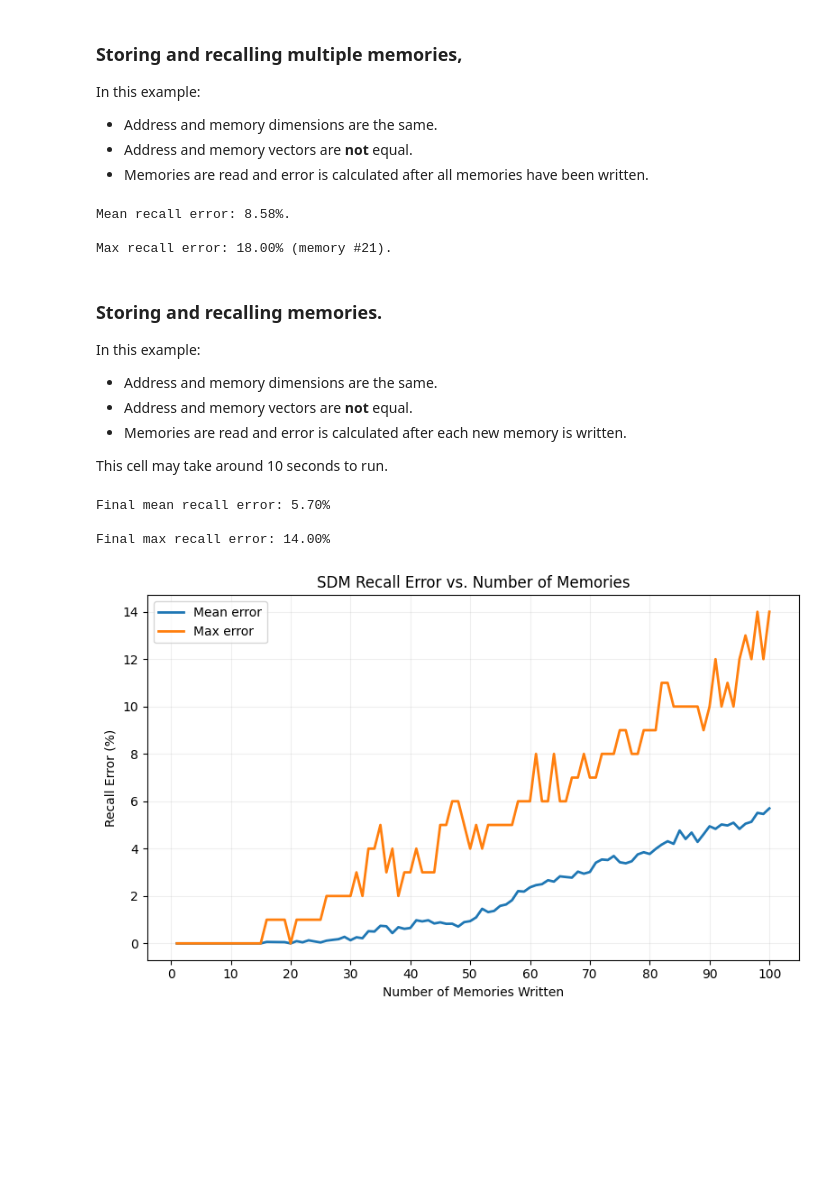
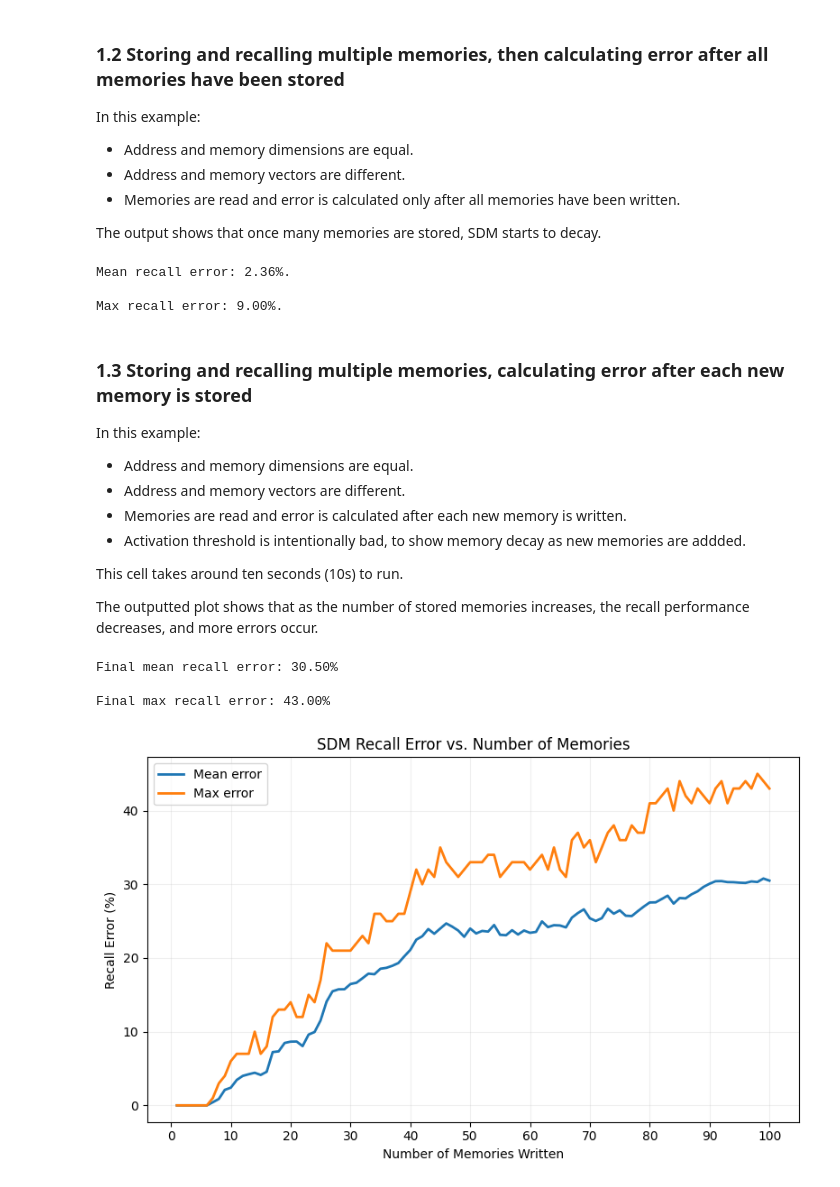
Before and after one commit to made-by-simon/experiments-with-sparse-distributed-memory, a Jupyter notebook: experiments.ipynb, the cells around one changed output. Cells and saved outputs as stored; diff of their text form; code cells hidden in the pictures; blank space fills up the shorter version.

```diff
--- a/experiments.ipynb
+++ b/experiments.ipynb
@@ -51,73 +92,74 @@ Recall error: 0.00%.
 # %% [markdown]
-### Storing and recalling multiple memories,
+### 1.2 Storing and recalling multiple memories, then calculating error after all memories have been stored
 
 In this example:
-- Address and memory dimensions are the same.
-- Address and memory vectors are __not__ equal.
-- Memories are read and error is calculated after all memories have been written.
+- Address and memory dimensions are equal.
+- Address and memory vectors are different.
+- Memories are read and error is calculated only after all memories have been written.
+
+The output shows that once many memories are stored, SDM starts to decay.
 # %%
 SDM = KanervaSDM(
-    address_dimension = 100,
-    memory_dimension = 100,
-    num_locations = 100**2,  # Heuristic from Kanerva's work.
-    activation_threshold = 100/2 - (100/2)**0.5  # Heuristic from Kanerva's work.
+    address_dimension=100,
+    memory_dimension=100,
+    num_locations=10000,
+    activation_threshold=38
 )
 
-num_memories = 100
+num_memories = 1000
 
+# Create arrays for storing addresses and memories.
 addresses = np.empty((num_memories, SDM.address_dimension))
 memories = np.empty((num_memories, SDM.memory_dimension))
 recalled_memories = np.empty((num_memories, SDM.memory_dimension))
 errors = np.empty(num_memories)
 
+# Write all memories.
 for i in range(num_memories):
-    address = np.random.randint(0, 2, SDM.address_dimension, dtype=np.int8)
-    memory = np.random.randint(0, 2, SDM.memory_dimension, dtype=np.int8)
-
+    address = np.random.randint(0, 2, SDM.address_dimension)
+    memory = np.random.randint(0, 2, SDM.memory_dimension)
     addresses[i] = address
     memories[i] = memory
-
     SDM.write(address, memory)
 
-    recalled_memory = SDM.read(address)
-
-    error = np.sum(memory != recalled_memory) / SDM.memory_dimension * 100
-
+# Read all memories.
 for i in range(num_memories):
     address = addresses[i]
     recalled_memory = SDM.read(address)
     recalled_memories[i] = recalled_memory
 
+# Calcuate error:
 for i in range(num_memories):
     errors[i] = np.sum(memories[i] != recalled_memories[i])
+
 mean_error = np.mean(errors) / SDM.memory_dimension * 100
 max_error = np.max(errors) / SDM.memory_dimension *100
 max_error_idx = np.argmax(errors)
 
 print(f"\nMean recall error: {mean_error:.2f}%.")
-print(f"\nMax recall error: {max_error:.2f}% (memory #{max_error_idx+1}).")
+print(f"\nMax recall error: {max_error:.2f}%.")
 # %% [output]
-Mean recall error: 8.58%.
+Mean recall error: 2.36%.
 
-Max recall error: 18.00% (memory #21).
+Max recall error: 9.00%.
 # %% [markdown]
-### Storing and recalling memories.
+### 1.3 Storing and recalling multiple memories, calculating error after each new memory is stored
 
 In this example:
-- Address and memory dimensions are the same.
-- Address and memory vectors are __not__ equal.
+- Address and memory dimensions are equal.
+- Address and memory vectors are different.
 - Memories are read and error is calculated after each new memory is written.
+- Activation threshold is intentionally bad, to show memory decay as new memories are addded.
 
-This cell may take around 10 seconds to run.
+This cell takes around ten seconds (10s) to run.
+
+The outputted plot shows that as the number of stored memories increases, the recall performance decreases, and more errors occur.
 # %%
-import numpy as np
-import matplotlib.pyplot as plt
-
 SDM = KanervaSDM(
-    address_dimension = 100,
-    memory_dimension = 100,
-    num_locations = 100**2,  # Heuristic from Kanerva's work.
-    activation_threshold = 100/2 - (100/2)**0.5  # Heuristic from Kanerva's work.
+    address_dimension=100,
+    memory_dimension=100,
+    num_locations=10000,
+    activation_threshold=45  # Bad activation threshold intentional, to show memory decay.
 )
 
 num_memories = 100
@@ -129,8 +171,8 @@ max_errors = []
 
 for i in tqdm(range(num_memories)):
     # Generate and store new memory.
-    address = np.random.randint(0, 2, SDM.address_dimension, dtype=np.int8)
-    memory = np.random.randint(0, 2, SDM.memory_dimension, dtype=np.int8)
+    address = np.random.randint(0, 2, SDM.address_dimension)
+    memory = np.random.randint(0, 2, SDM.memory_dimension)
 
     addresses.append(address)
     memories.append(memory)
@@ -139,34 +181,34 @@ for i in tqdm(range(num_memories)):
 
     # Check recall error for all memories written so far.
     errors = []
     for j in range(i + 1):
         recalled_memory = SDM.read(addresses[j])
         error = np.sum(memories[j] != recalled_memory)
         errors.append(error)
 
     mean_error = np.mean(errors) / SDM.memory_dimension * 100
     mean_errors.append(mean_error)
     max_error = np.max(errors) / SDM.memory_dimension * 100
     max_errors.append(max_error)
 
 print(f"\nFinal mean recall error: {mean_errors[-1]:.2f}%")
 print(f"\nFinal max recall error: {max_errors[-1]:.2f}%")
 
 # Plot results.
 plt.figure(figsize=(8, 5))
 plt.plot(range(1, num_memories + 1), mean_errors, linewidth=2, label="Mean error")
 plt.plot(range(1, num_memories + 1), max_errors, linewidth=2, label="Max error")
 plt.xlabel("Number of Memories Written")
 plt.ylabel("Recall Error (%)")
 plt.title("SDM Recall Error vs. Number of Memories")
 plt.xticks(range(0, num_memories + 1, 10))  # Every 10th integer.
 plt.legend()
 plt.grid(True, alpha=0.2)
 plt.tight_layout()
 plt.show()
 # %% [output]
-Final mean recall error: 5.70%
+Final mean recall error: 30.50%
 
-Final max recall error: 14.00%
+Final max recall error: 43.00%
-[figure, old version]
+[figure, new version]
 # %% [markdown]
```
Also changed, not shown: parts of 26 cells of this notebook.
